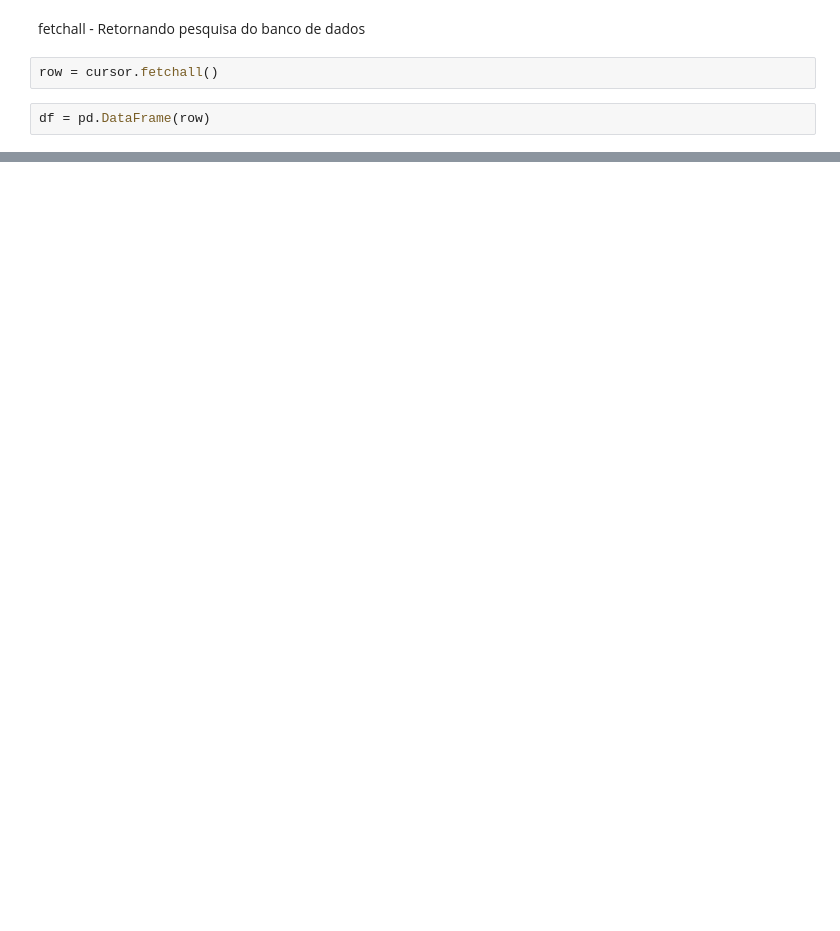
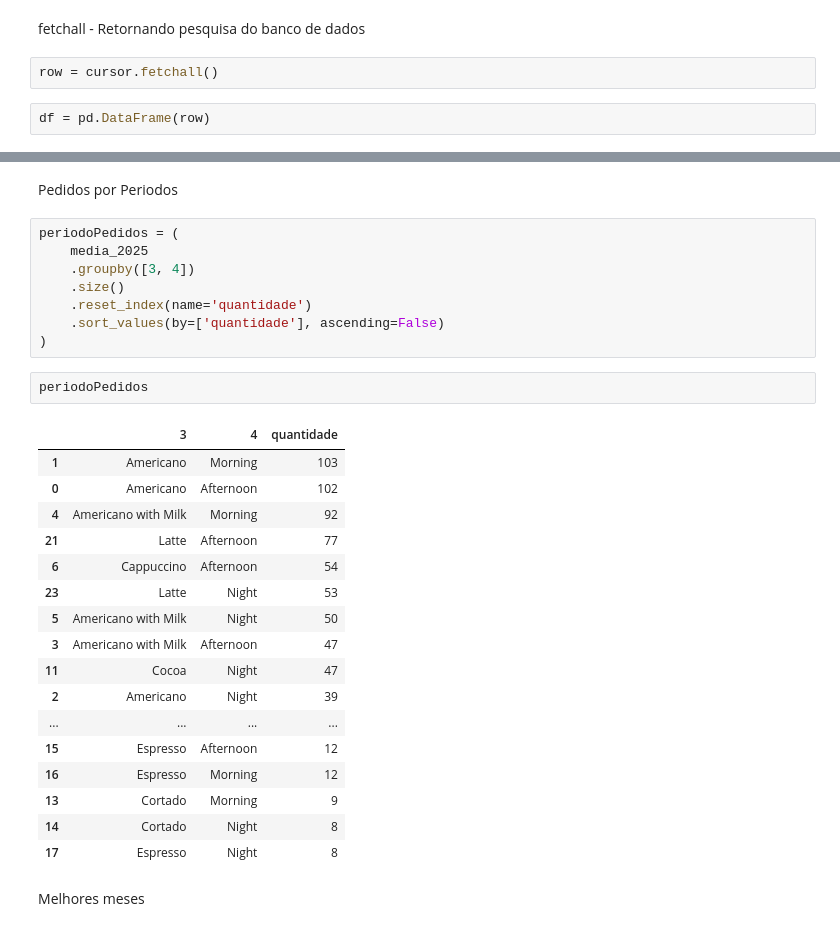
Before and after one commit to ViniciusHTSilva/Analise-Cafeteria, a Jupyter notebook: main.ipynb, the cells around one changed output, grey strips where cells are left out. Cells and saved outputs as stored; diff of their text form; blank space fills up the shorter version.

```diff
--- a/main.ipynb
+++ b/main.ipynb
@@ -72,0 +105,32 @@ media_2018
+# %% [markdown]
+Pedidos por Periodos
+# %%
+periodoPedidos = (
+    media_2025
+    .groupby([3, 4])
+    .size()
+    .reset_index(name='quantidade')
+    .sort_values(by=['quantidade'], ascending=False)
+)
+# %%
+periodoPedidos
+# %% [output]
+|  | 3 | 4 | quantidade |
+| 1 | Americano | Morning | 103 |
+| 0 | Americano | Afternoon | 102 |
+| 4 | Americano with Milk | Morning | 92 |
+| 21 | Latte | Afternoon | 77 |
+| 6 | Cappuccino | Afternoon | 54 |
+| 23 | Latte | Night | 53 |
+| 5 | Americano with Milk | Night | 50 |
+| 3 | Americano with Milk | Afternoon | 47 |
+| 11 | Cocoa | Night | 47 |
+| 2 | Americano | Night | 39 |
+| ... | ... | ... | ... |
+| 15 | Espresso | Afternoon | 12 |
+| 16 | Espresso | Morning | 12 |
+| 13 | Cortado | Morning | 9 |
+| 14 | Cortado | Night | 8 |
+| 17 | Espresso | Night | 8 |
+# %% [markdown]
+Melhores meses
```
Also changed, not shown: parts of 21 cells of this notebook, 2 other files.
